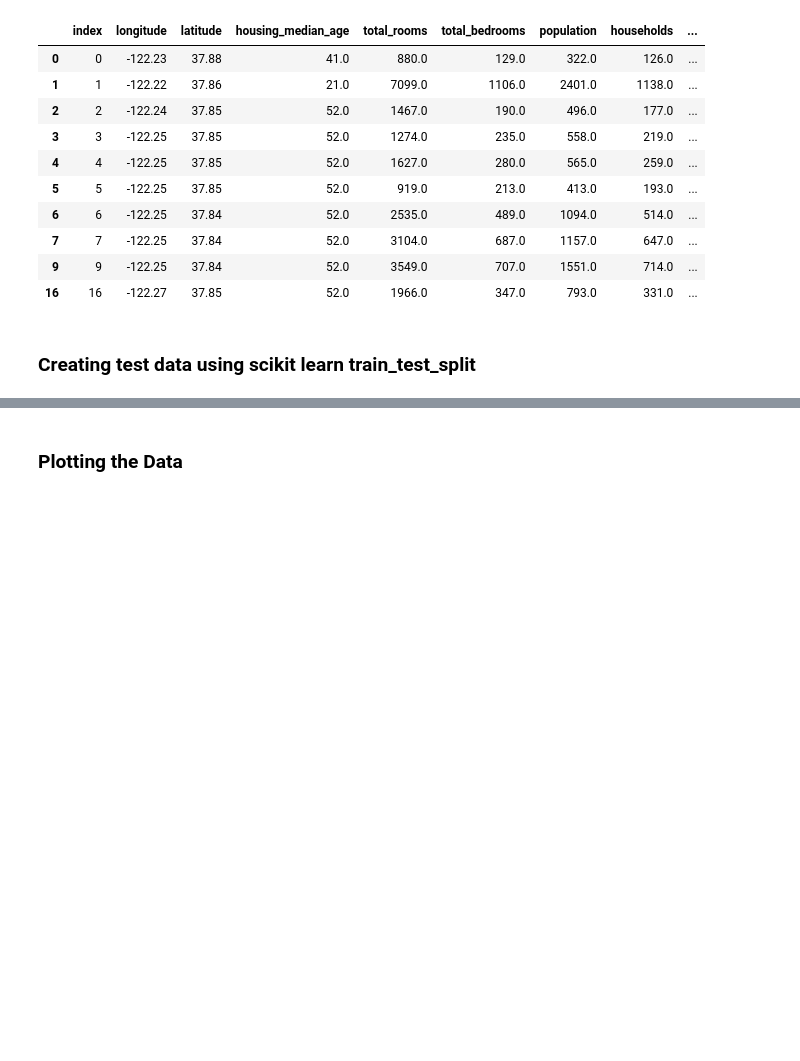
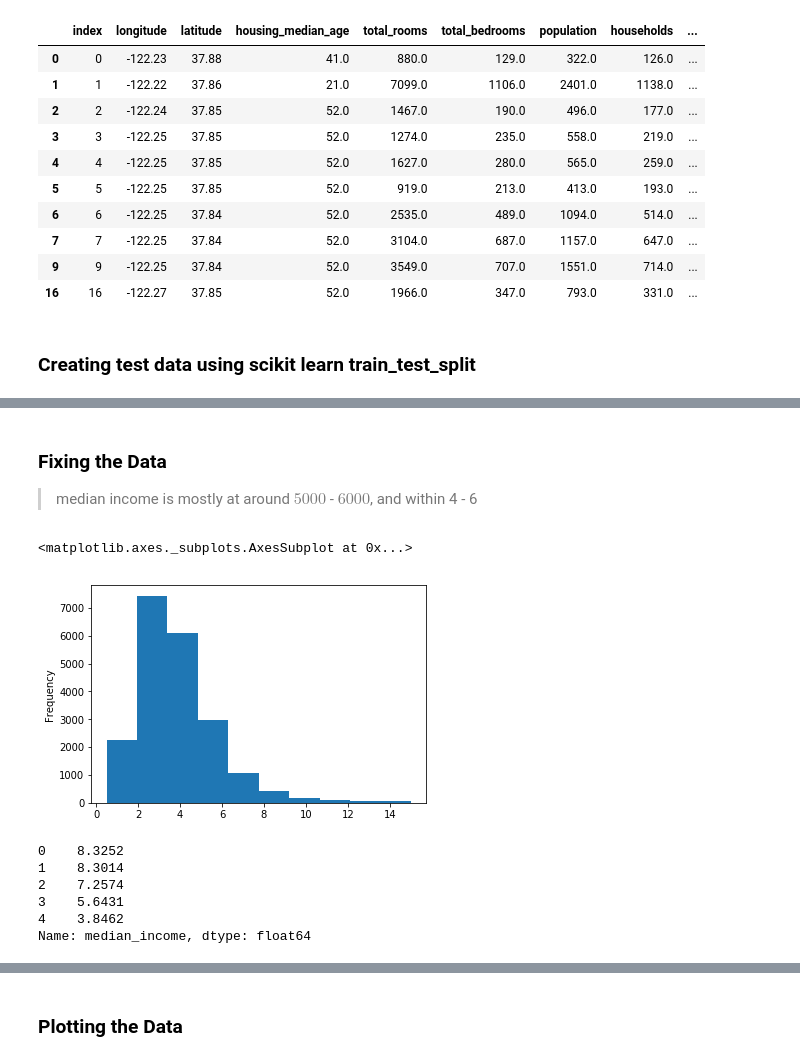
Before and after one commit to fjcamillo/Hands-On-Machine-Learning-with-Scikit-Learn-and-Tensorflow-Notes, a Jupyter notebook: Chapter 2.ipynb, the cells around one changed output, grey strips where cells are left out. Cells and saved outputs as stored; diff of their text form; code cells hidden in the pictures; blank space fills up the shorter version.

```diff
--- a/Chapter 2.ipynb
+++ b/Chapter 2.ipynb
@@ -198,0 +213,18 @@ train_set, test_set = train_test_split(housing, test_sizse)
+# %% [markdown]
+### Fixing the Data
+
+>median income is mostly at around $5000$ - $6000$, and within 4 - 6
+# %%
+housing["median_income"].plot(kind='hist',)
+# %% [output]
+<matplotlib.axes._subplots.AxesSubplot at 0x...>
+[figure, added]
+# %%
+housing["median_income"].head()
+# %% [output]
+0    8.3252
+1    8.3014
+2    7.2574
+3    5.6431
+4    3.8462
+Name: median_income, dtype: float64
```
Also changed, not shown: parts of 13 cells of this notebook.
